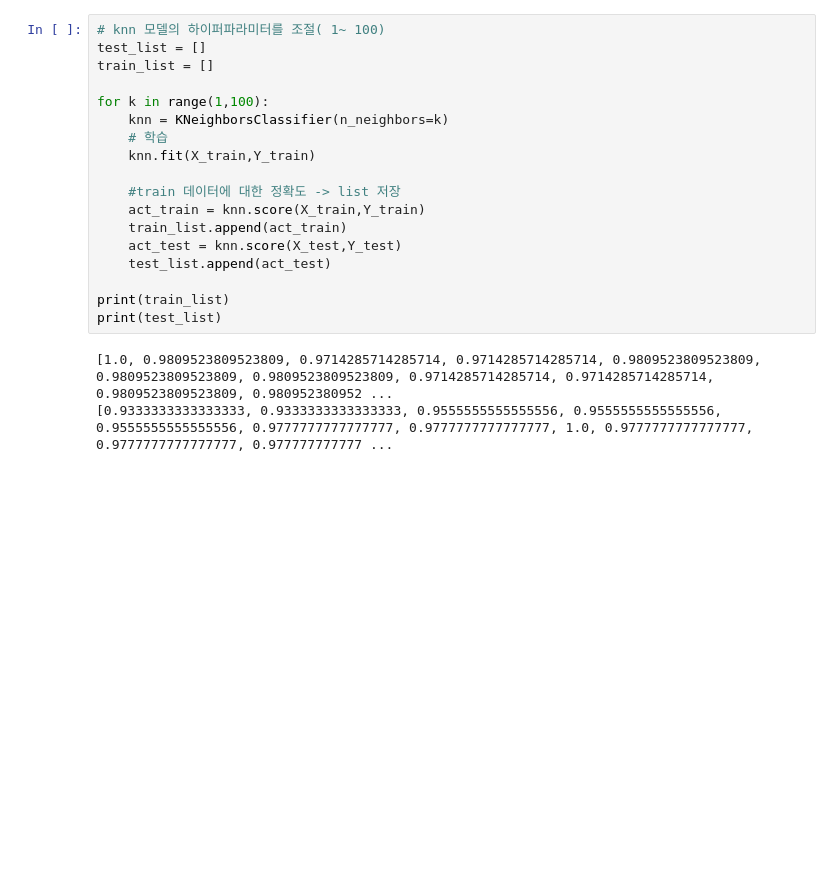
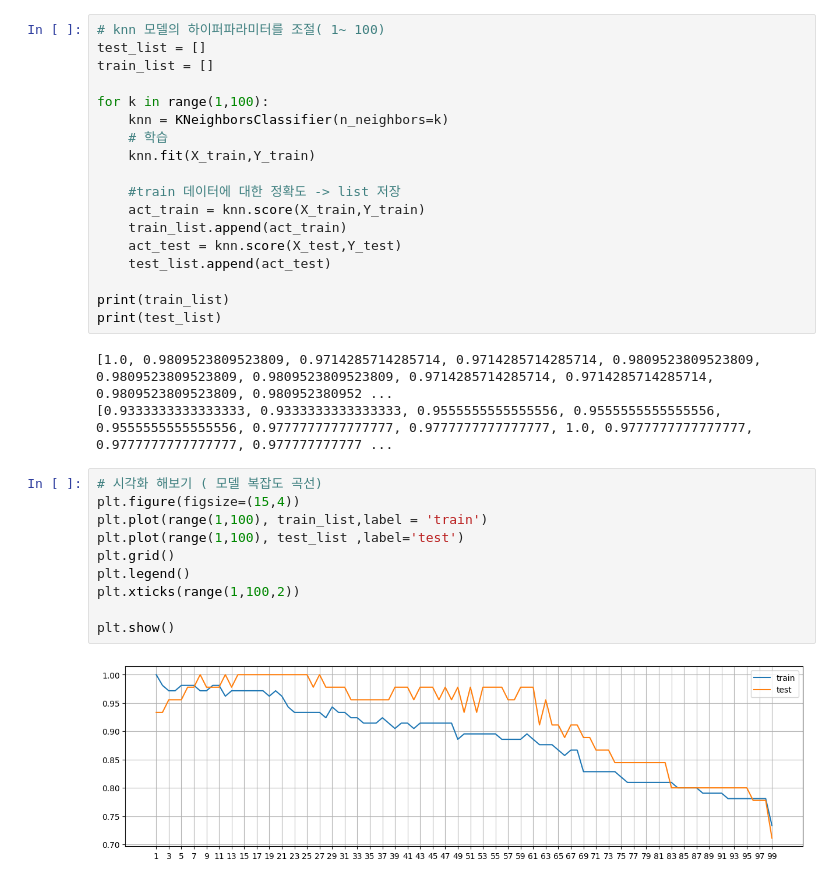
Before and after one commit to LEEYOUNGJAE1996/python_algorithm_practice, a Jupyter notebook: MachineLearning/ex02_knn모델을사용하여붓꽃데이터분류실습 (1).ipynb, the cells around one changed output. Cells and saved outputs as stored; diff of their text form; blank space fills up the shorter version.

```diff
--- a/MachineLearning/ex02_knn모델을사용하여붓꽃데이터분류실습 (1).ipynb
+++ b/MachineLearning/ex02_knn모델을사용하여붓꽃데이터분류실습 (1).ipynb
@@ -243,3 +243,15 @@ print(test_list)
 # %% [output]
 [1.0, 0.9809523809523809, 0.9714285714285714, 0.9714285714285714, 0.9809523809523809, 0.9809523809523809, 0.9809523809523809, 0.9714285714285714, 0.9714285714285714, 0.9809523809523809, 0.980952380952 ...
 [0.9333333333333333, 0.9333333333333333, 0.9555555555555556, 0.9555555555555556, 0.9555555555555556, 0.9777777777777777, 0.9777777777777777, 1.0, 0.9777777777777777, 0.9777777777777777, 0.977777777777 ...
+# %%
+# 시각화 해보기 ( 모델 복잡도 곡선)
+plt.figure(figsize=(15,4))
+plt.plot(range(1,100), train_list,label = 'train')
+plt.plot(range(1,100), test_list ,label='test')
+plt.grid()
+plt.legend()
+plt.xticks(range(1,100,2))
+
+plt.show()
+# %% [output]
+[figure, added]
```
